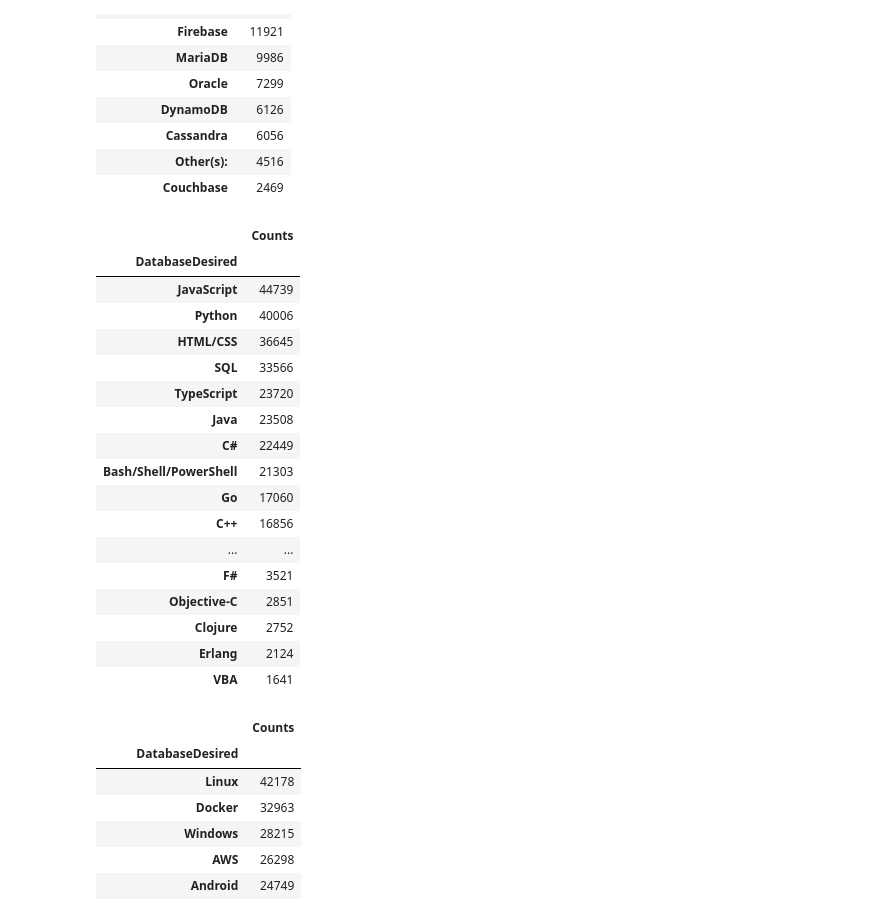
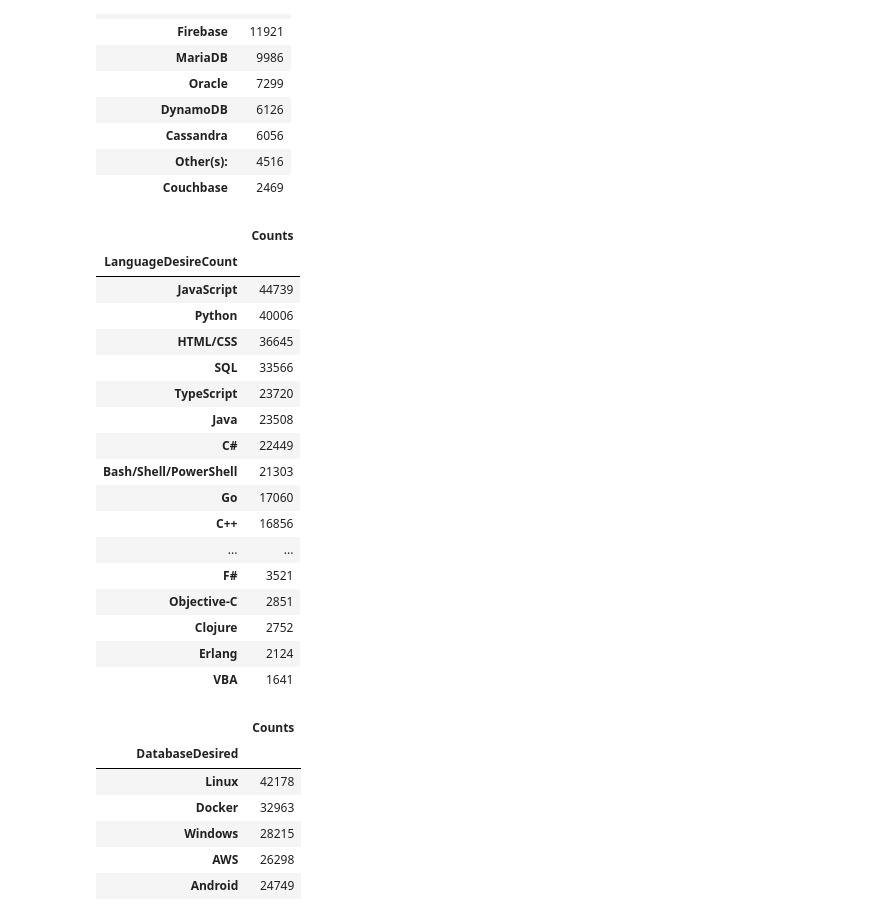
Before and after one commit to vsumanbabu/stackoverflow-developer-surveys, a Jupyter notebook: main/Scratch.ipynb, the cells around one changed output. Drawn from its saved outputs; the diff is of its cells as text; code cells hidden in the pictures.

Commit message:
feature: Add Most Desired Platforms

```diff
--- a/main/Scratch.ipynb
+++ b/main/Scratch.ipynb
@@ -157,11 +157,11 @@ dd
 | Other(s): | 4516 |
 | Couchbase | 2469 |
 # %%
-dd=get_df(df,'LanguageDesireNextYear','DatabaseDesired')
+dd=get_df(df,'LanguageDesireNextYear','LanguageDesireCount')
 dd
 # %% [output]
 |  | Counts |
-| DatabaseDesired |  |
+| LanguageDesireCount |  |
 | JavaScript | 44739 |
 | Python | 40006 |
 | HTML/CSS | 36645 |
```
Also changed, not shown: 2 other files.
